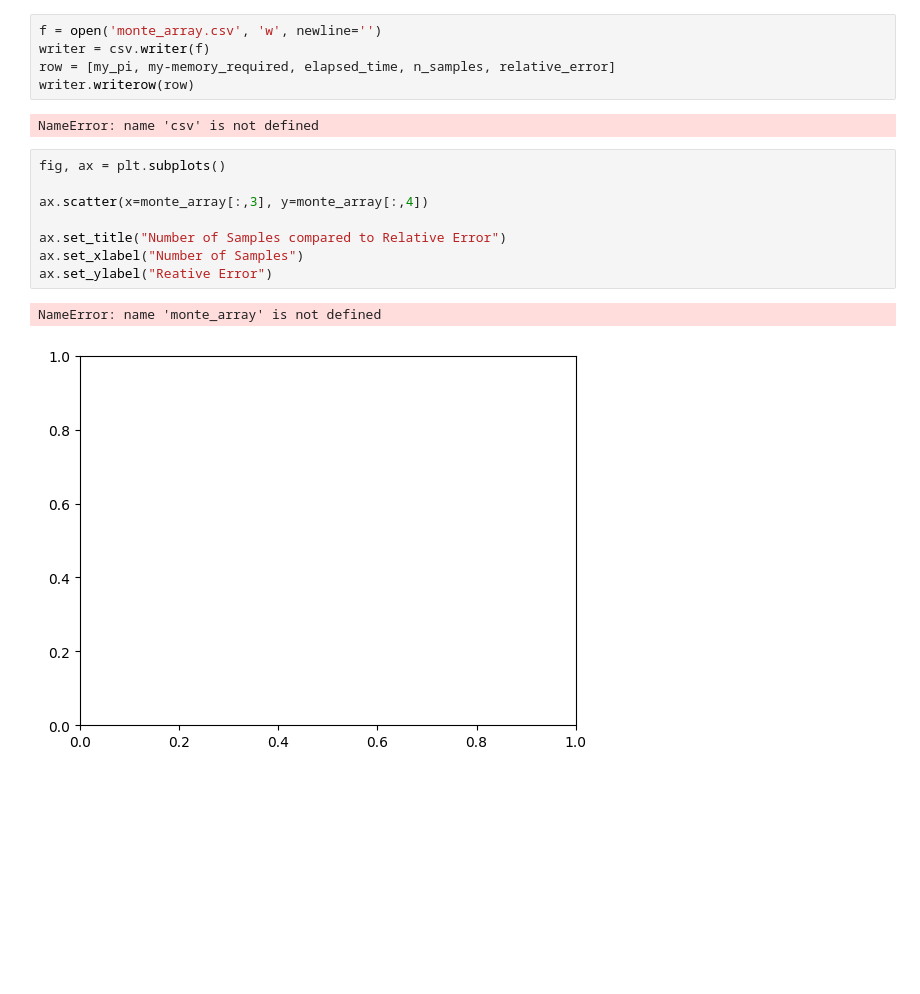
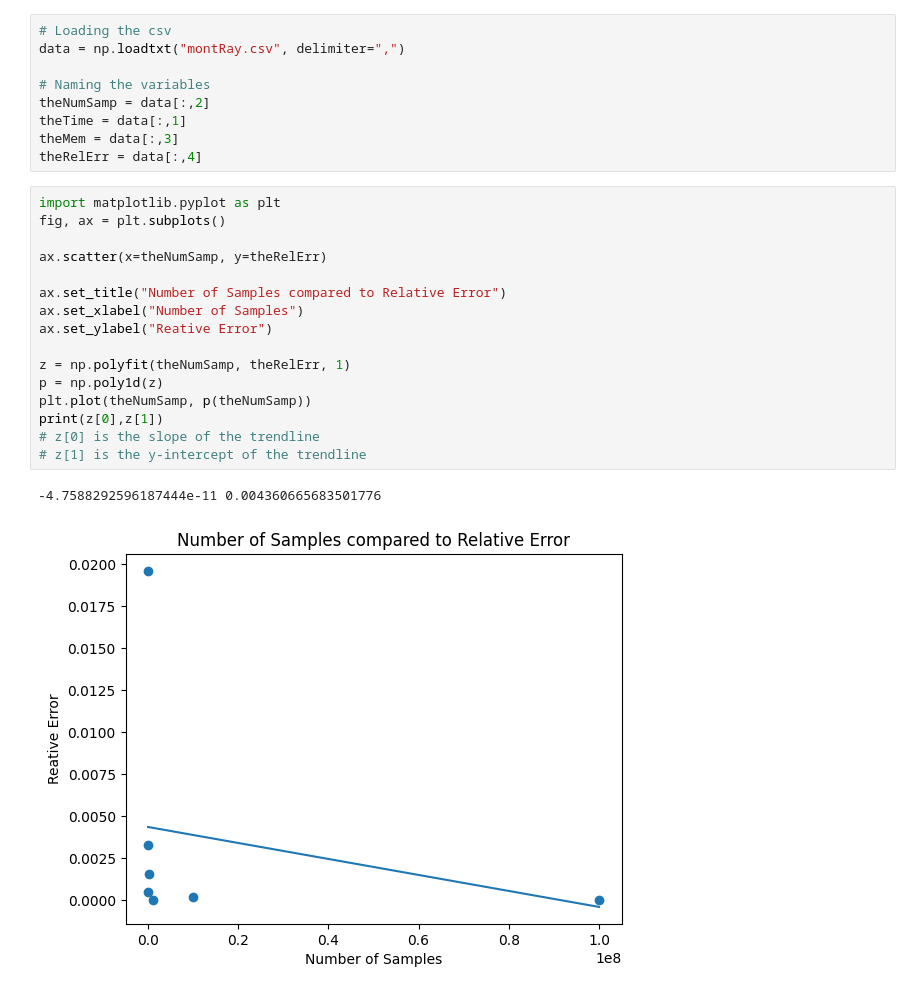
Before and after one commit to pintofben/numpyMiniProj, a Jupyter notebook: TutorialCode.ipynb, the cells around one changed output. Drawn from its saved outputs; the diff is of its cells as text; blank space fills up the shorter version.

```diff
--- a/TutorialCode.ipynb
+++ b/TutorialCode.ipynb
@@ -46,18 +49,28 @@ Pi: 3.1418908, memory: 2.2351741790771484 GiB, time: 4.361819 s, Number of Sampl
-# %%
-f = open('monte_array.csv', 'w', newline='')
-writer = csv.writer(f)
-row = [my_pi, my-memory_required, elapsed_time, n_samples, relative_error]
-writer.writerow(row)
-# %% [output]
-NameError: name 'csv' is not defined
+# %%
+# Loading the csv
+data = np.loadtxt("montRay.csv", delimiter=",")
+
+# Naming the variables
+theNumSamp = data[:,2]
+theTime = data[:,1]
+theMem = data[:,3]
+theRelErr = data[:,4]
 # %%
+import matplotlib.pyplot as plt
 fig, ax = plt.subplots()
 
-ax.scatter(x=monte_array[:,3], y=monte_array[:,4])
+ax.scatter(x=theNumSamp, y=theRelErr)
 
 ax.set_title("Number of Samples compared to Relative Error")
 ax.set_xlabel("Number of Samples")
 ax.set_ylabel("Reative Error")
+
+z = np.polyfit(theNumSamp, theRelErr, 1)
+p = np.poly1d(z)
+plt.plot(theNumSamp, p(theNumSamp))
+print(z[0],z[1])
+# z[0] is the slope of the trendline
+# z[1] is the y-intercept of the trendline
 # %% [output]
-NameError: name 'monte_array' is not defined
+-4.7588292596187444e-11 0.004360665683501776
-[figure, old version]
+[figure, new version]
```
Also changed, not shown: parts of 4 cells of this notebook.
